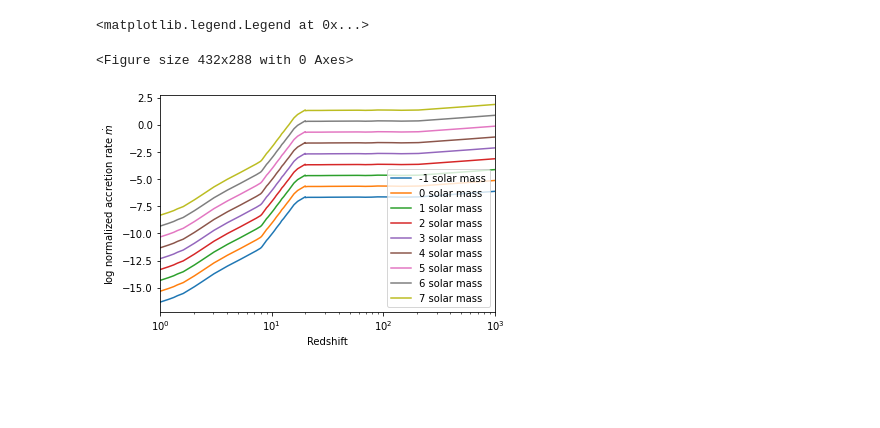
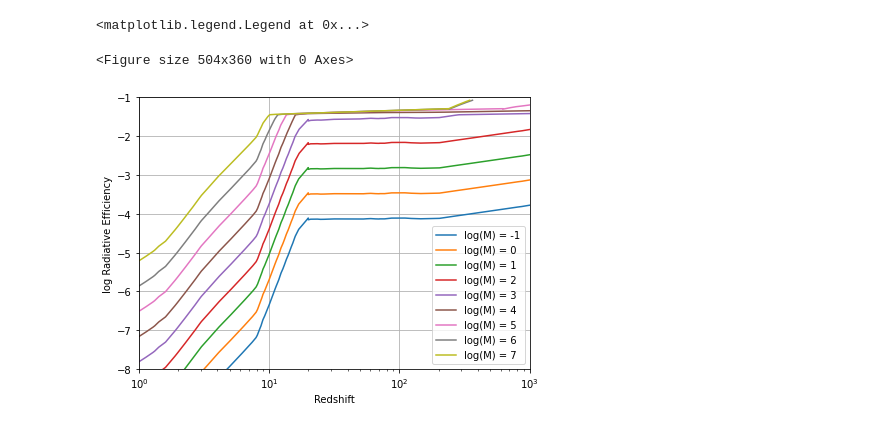
Before and after one commit to newspaperhinson/PBHAccretion, a Jupyter notebook: main.ipynb, the cells around one changed output. Drawn from its saved outputs; the diff is of its cells as text; code cells hidden in the pictures; blank space fills up the shorter version.

```diff
--- a/main.ipynb
+++ b/main.ipynb
@@ -16 +11,4 @@ Lambda = 0.05       # eaccretion eigenvalue
+# %%
+# set the figure size
+plt.rcParams['figure.figsize'] = [7, 5]
 # %%
@@ -62,0 +136,18 @@ axes.legend()
+# %%
+fig = plt.figure()
+fig, axes = plt.subplots()
+axes.set_xscale('log')
+# axes.set_xlim([10**-6, 10**-1])
+axes.set_yscale('log')
+axes.set_ylim([0.01, 10])
+axes.set_xlabel(r'$\dot{M}_{net}/\dot{M}_{Edd}$')
+axes.set_ylabel(r'$\epsilon$ radiative efficiency $(L_{bol}/\dot{M}_{net}c^{2})$ [%]')
+
+accretion_rate_digitizer, radiative_efficiency_digitizer = np.loadtxt(f'./radiative_efficiency_map_56.csv', delimiter=', ', unpack=True)
+axes.plot(accretion_rate_digitizer, radiative_efficiency_digitizer, 'r.')
+axes.plot(accretion_rate_digitizer, radiative_efficiency_digitizer, label=r'$\delta$=0.5')
+grid = np.logspace(-10, 0, 2000)
+axes.plot(grid, np.interp(grid, accretion_rate_digitizer, radiative_efficiency_digitizer))
+
+axes.grid()
+axes.legend()
@@ -63,22 +196,22 @@ axes.legend()
 # %%
 fig = plt.figure()
 fig, axes = plt.subplots()
 axes.set_xscale('log')
 axes.set_xlim([1, 1000])
 # axes.set_yscale('log')
-# axes.set_ylim([-9, 0])
+axes.set_ylim([-8, -1])
 axes.set_xlabel(r'Redshift')
-axes.set_ylabel(r'log normalized accretion rate $\dot{m}$ ')
+axes.set_ylabel(r'log Radiative Efficiency')
 
-# calculation of accretion rate
-def accretion_rate(M):
-    return Lambda*0.321*(((1+redshift)/1000)**3)*(M)*effective_velocity**-3
+# define function for radiative efficiency
+def radiative_efficiency(M):
+    return 0.01*np.interp(accretion_rate(M)*10, accretion_rate_digitizer*10, 0.01*radiative_efficiency_digitizer)
 
-# accretion rate plot
 for i in range(-1, 8):
-    axes.plot(redshift, np.log10(accretion_rate(10**i)), label=f'{i} solar mass')
+    axes.plot(redshift, np.log10(radiative_efficiency_grid(0.1*accretion_rate(10**i))), label=f'log(M) = {i}')
+axes.grid()
 axes.legend()
 # %% [output]
 <matplotlib.legend.Legend at 0x...>
-<Figure size 432x288 with 0 Axes>
+<Figure size 504x360 with 0 Axes>
-[figure, old version]
+[figure, new version]
```
Also changed, not shown: parts of 11 cells of this notebook, 2 other files.
